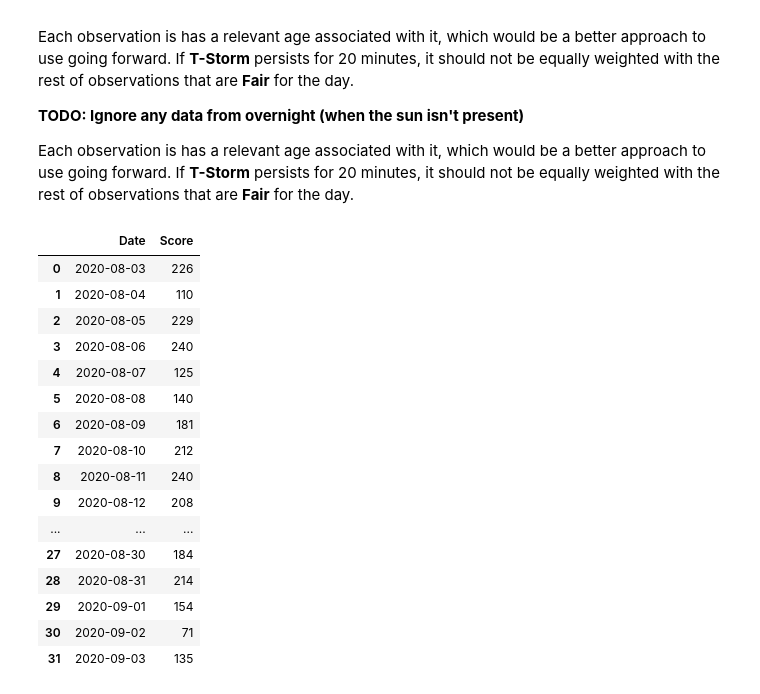
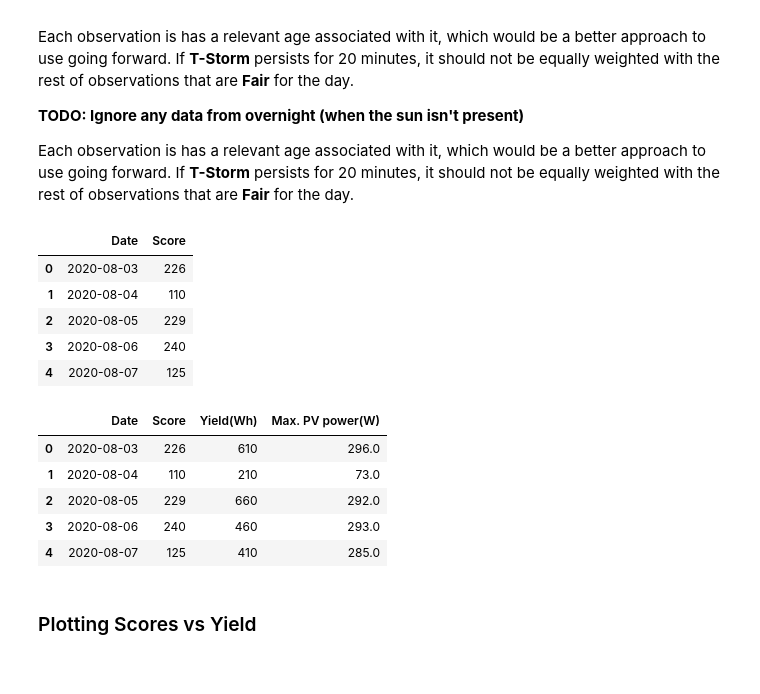
Before and after one commit to rogeramitchell/solar-panel-forecast, a Jupyter notebook: Exploring Data Graphically.ipynb, the cells around one changed output. Drawn from its saved outputs; the diff is of its cells as text; code cells hidden in the pictures.

```diff
--- a/Exploring Data Graphically.ipynb
+++ b/Exploring Data Graphically.ipynb
@@ -234,22 +234,11 @@ daily_scores_score = list(daily_scores.values())
 daily_scores_data = {'Date' : daily_scores_date, 'Score' : daily_scores_score}
 daily_scores_df = pd.DataFrame.from_dict(data = daily_scores_data)
 # %%
-daily_scores_df
+daily_scores_df.head()
 # %% [output]
 |  | Date | Score |
 | 0 | 2020-08-03 | 226 |
 | 1 | 2020-08-04 | 110 |
 | 2 | 2020-08-05 | 229 |
 | 3 | 2020-08-06 | 240 |
 | 4 | 2020-08-07 | 125 |
-| 5 | 2020-08-08 | 140 |
-| 6 | 2020-08-09 | 181 |
-| 7 | 2020-08-10 | 212 |
-| 8 | 2020-08-11 | 240 |
-| 9 | 2020-08-12 | 208 |
-| ... | ... | ... |
-| 27 | 2020-08-30 | 184 |
-| 28 | 2020-08-31 | 214 |
-| 29 | 2020-09-01 | 154 |
-| 30 | 2020-09-02 | 71 |
-| 31 | 2020-09-03 | 135 |
@@ -255,0 +247,11 @@ daily_scores_df
+# %%
+daily_scores_output.head()
+# %% [output]
+|  | Date | Score | Yield(Wh) | Max. PV power(W) |
+| 0 | 2020-08-03 | 226 | 610 | 296.0 |
+| 1 | 2020-08-04 | 110 | 210 | 73.0 |
+| 2 | 2020-08-05 | 229 | 660 | 292.0 |
+| 3 | 2020-08-06 | 240 | 460 | 293.0 |
+| 4 | 2020-08-07 | 125 | 410 | 285.0 |
+# %% [markdown]
+### Plotting Scores vs Yield
```
Also changed, not shown: parts of 2 cells of this notebook.
